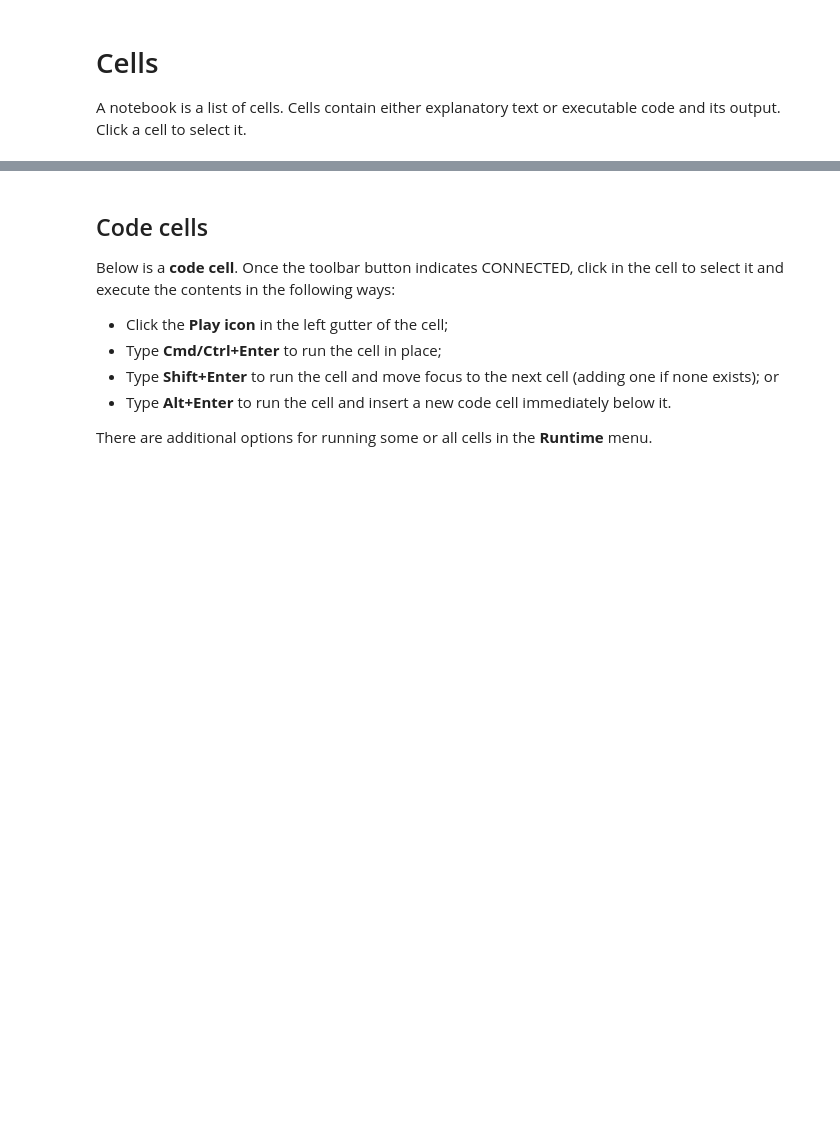
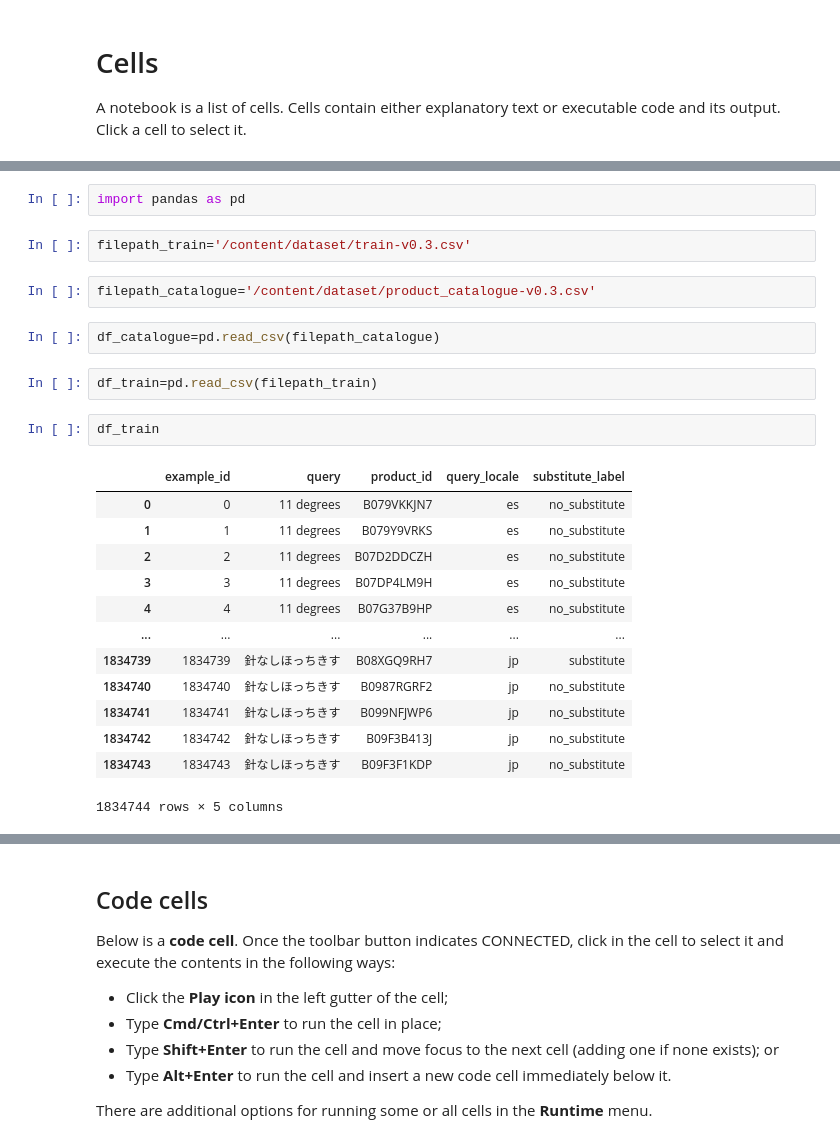
Before and after one commit to nawabtest/tensorflow_p, a Jupyter notebook: Ecommerce_Search_Engine_With_Sentence_Transformer.ipynb, the cells around one changed output, grey strips where cells are left out. Drawn from its saved outputs; the diff is of its cells as text; blank space fills up the shorter version.

```diff
--- a/Ecommerce_Search_Engine_With_Sentence_Transformer.ipynb
+++ b/Ecommerce_Search_Engine_With_Sentence_Transformer.ipynb
@@ -41,0 +61,26 @@ Please run aicrowd login to login.
+# %%
+import pandas as pd
+# %%
+filepath_train='/content/dataset/train-v0.3.csv'
+# %%
+filepath_catalogue='/content/dataset/product_catalogue-v0.3.csv'
+# %%
+df_catalogue=pd.read_csv(filepath_catalogue)
+# %%
+df_train=pd.read_csv(filepath_train)
+# %%
+df_train
+# %% [output]
+|  | example_id | query | product_id | query_locale | substitute_label |
+| 0 | 0 | 11 degrees | B079VKKJN7 | es | no_substitute |
+| 1 | 1 | 11 degrees | B079Y9VRKS | es | no_substitute |
+| 2 | 2 | 11 degrees | B07D2DDCZH | es | no_substitute |
+| 3 | 3 | 11 degrees | B07DP4LM9H | es | no_substitute |
+| 4 | 4 | 11 degrees | B07G37B9HP | es | no_substitute |
+| ... | ... | ... | ... | ... | ... |
+| 1834739 | 1834739 | 針なしほっちきす | B08XGQ9RH7 | jp | substitute |
+| 1834740 | 1834740 | 針なしほっちきす | B0987RGRF2 | jp | no_substitute |
+| 1834741 | 1834741 | 針なしほっちきす | B099NFJWP6 | jp | no_substitute |
+| 1834742 | 1834742 | 針なしほっちきす | B09F3B413J | jp | no_substitute |
+| 1834743 | 1834743 | 針なしほっちきす | B09F3F1KDP | jp | no_substitute |
+1834744 rows × 5 columns
```
Also changed, not shown: parts of 9 cells of this notebook.
